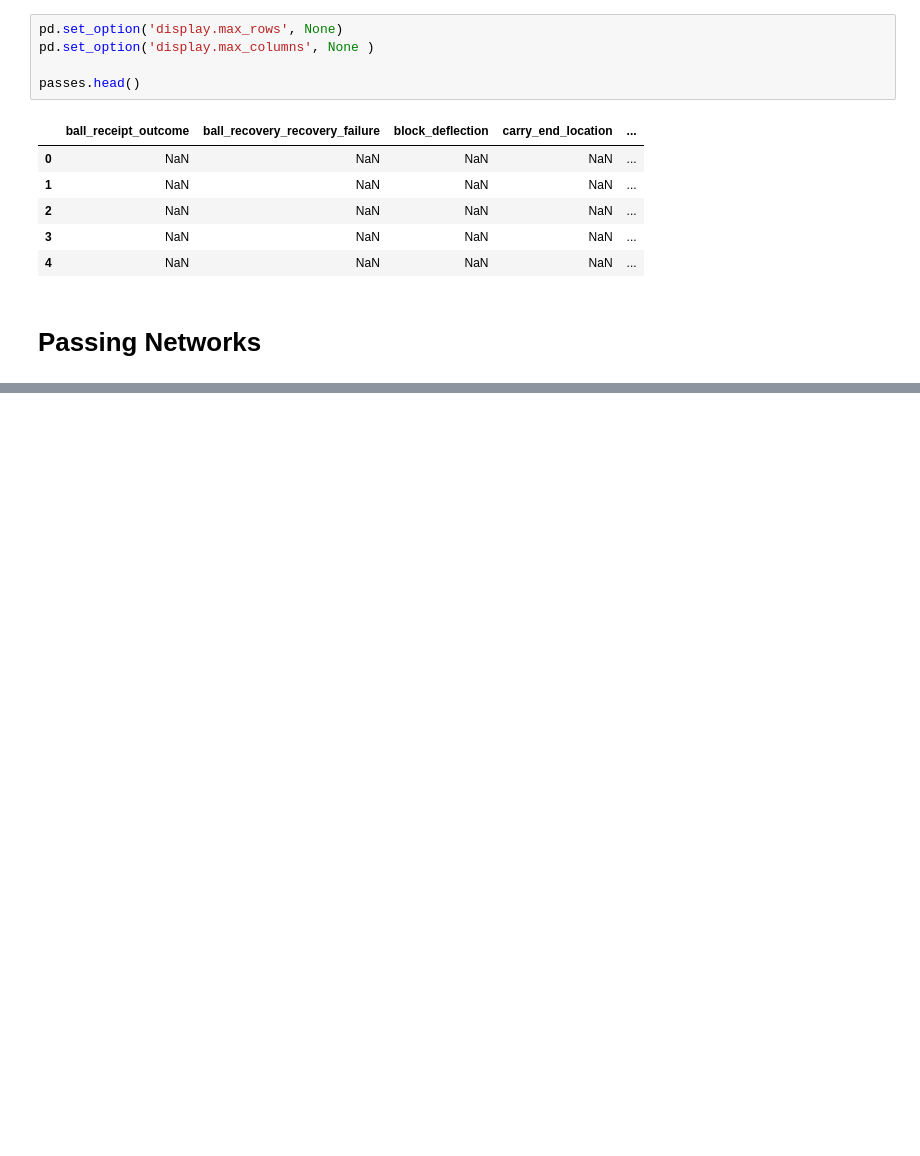
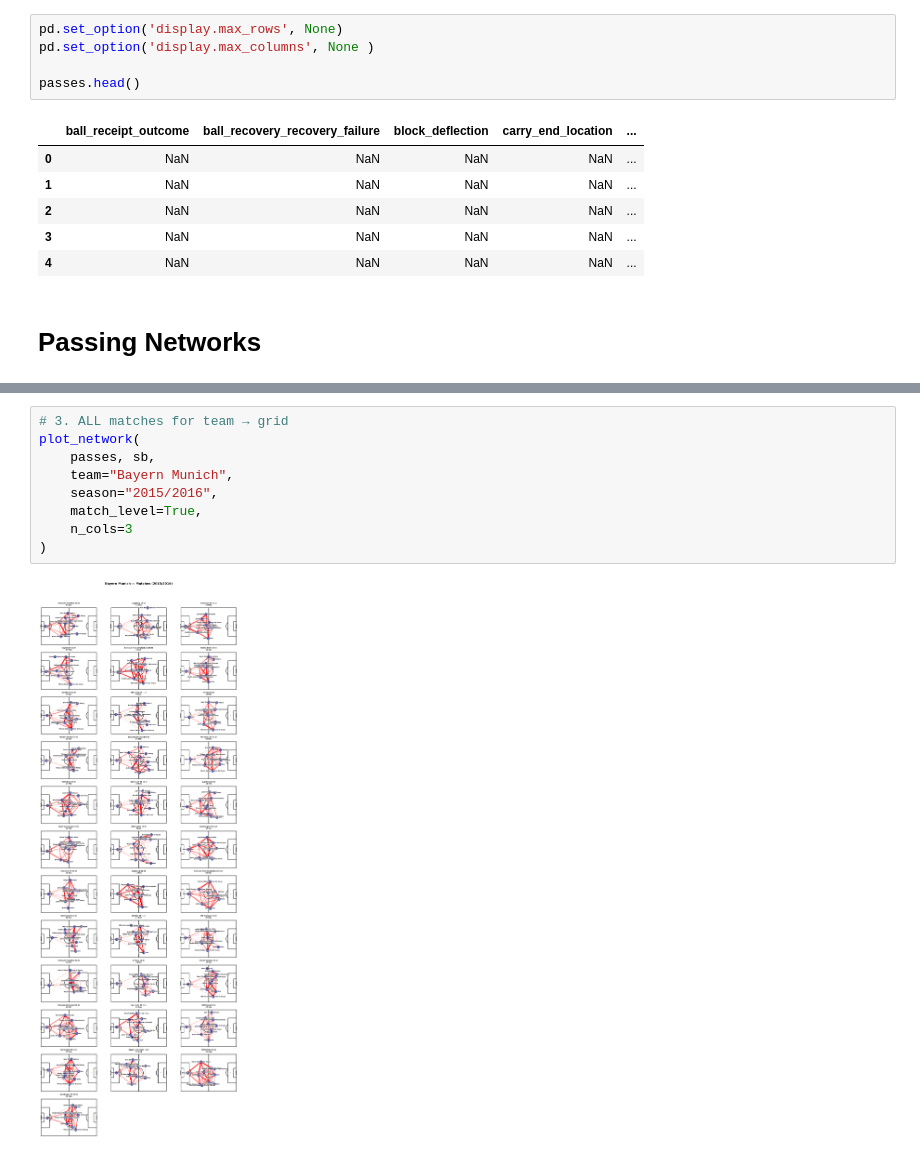
Before and after one commit to vickyfriss/Football-analytics, a Jupyter notebook: 202605 - 2 - How to build Passing Networks.ipynb, the cells around one changed output, grey strips where cells are left out. Saved outputs shown, nothing was run; the diff lists cells and outputs as text; blank space fills up the shorter version.

```diff
--- a/202605 - 2 - How to build Passing Networks.ipynb
+++ b/202605 - 2 - How to build Passing Networks.ipynb
@@ -819,0 +1554,11 @@ plot_all_seasons_grid(
+# %%
+# 3. ALL matches for team → grid
+plot_network(
+    passes, sb,
+    team="Bayern Munich",
+    season="2015/2016",
+    match_level=True,
+    n_cols=3
+)
+# %% [output]
+[figure, added]
```
Also changed, not shown: parts of 15 cells of this notebook.
